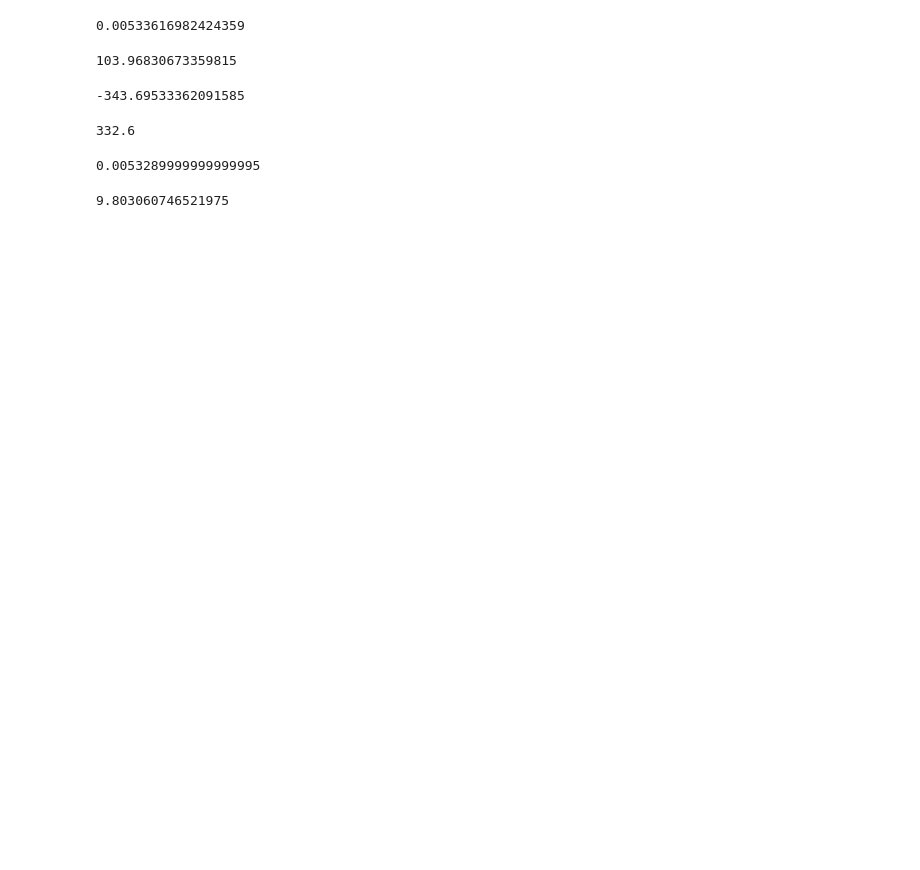
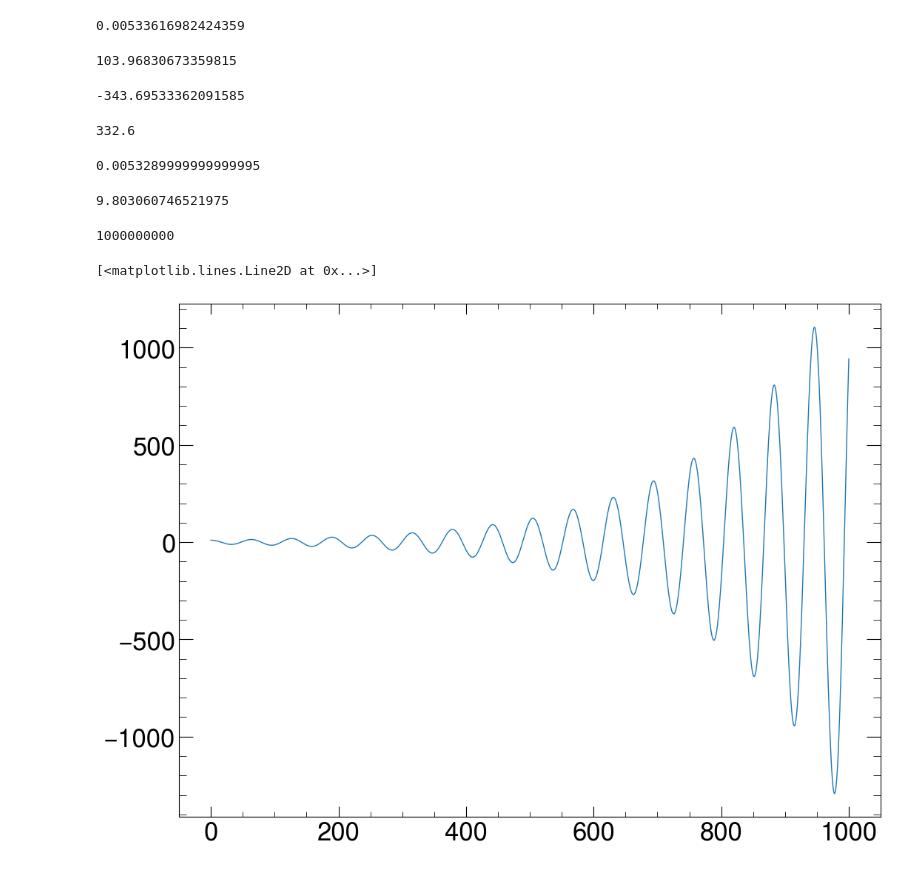
Before and after one commit to huinaibing/huinaibingLinux, a Jupyter notebook: python_code/dataAnalysis/footbook.ipynb, the cells around one changed output. Saved outputs shown, nothing was run; the diff lists cells and outputs as text; code cells hidden in the pictures; blank space fills up the shorter version.

```diff
--- a/python_code/dataAnalysis/footbook.ipynb
+++ b/python_code/dataAnalysis/footbook.ipynb
@@ -339,3 +319,28 @@ XQY.physics_function.PhysicsFunction.calculate_tmax(beta)
 0.31* 10**(3/2)
 # %% [output]
 9.803060746521975
+# %%
+1000**3
+# %% [output]
+1000000000
+# %%
+import numpy as np
+import matplotlib.pyplot as plt
+import mplhep as mpl
+mpl.style.use("ALICE")
+
+def unstable_calcu(z0=10, delta_t=0.1, omega=1, n_iter=1000):
+    z_array = []
+    tmp = z0
+    z_array.append(tmp)
+    for i in range(n_iter):
+        tmp = tmp * (1 + delta_t * omega * 1.0j)
+        z_array.append(tmp)
+    return z_array
+# %%
+z_arrays = unstable_calcu()
+# %%
+plt.plot(z_arrays)
+# %% [output]
+[<matplotlib.lines.Line2D at 0x...>]
+[figure, added]
```
Also changed, not shown: parts of 14 cells of this notebook, 9 other files.
